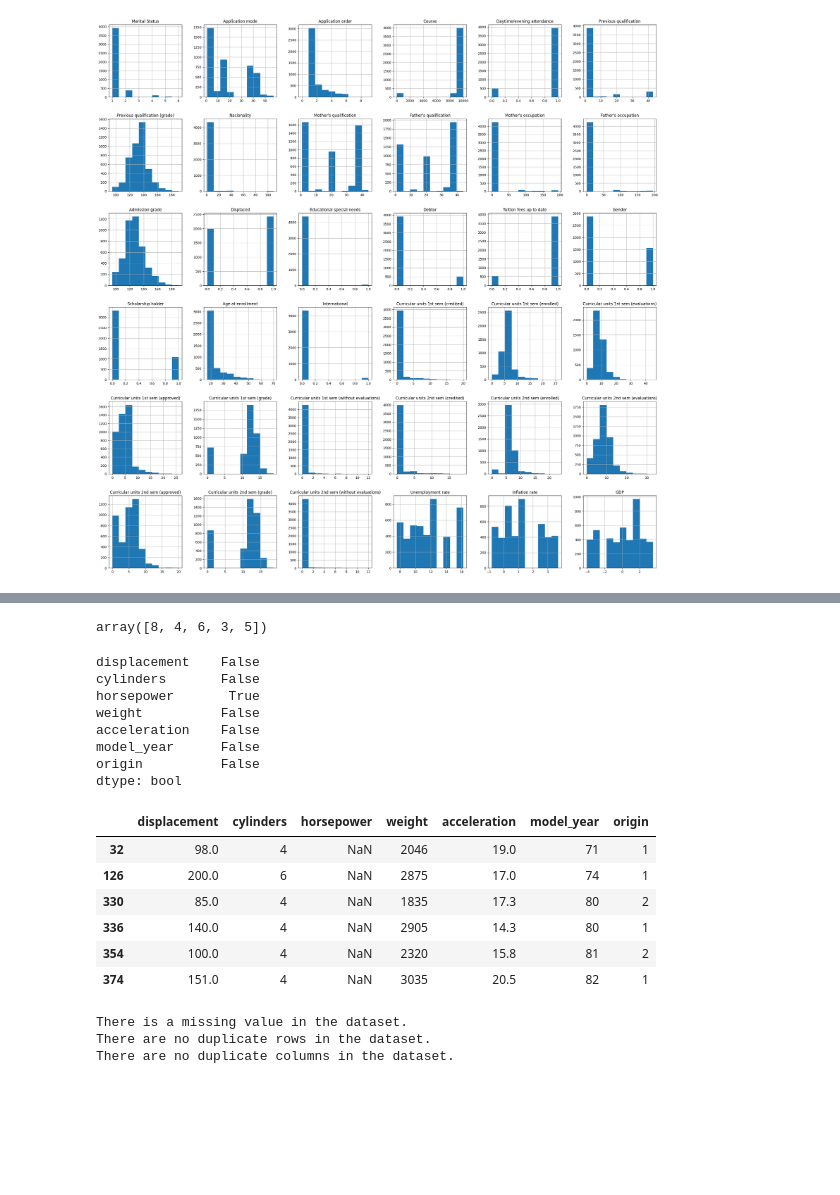
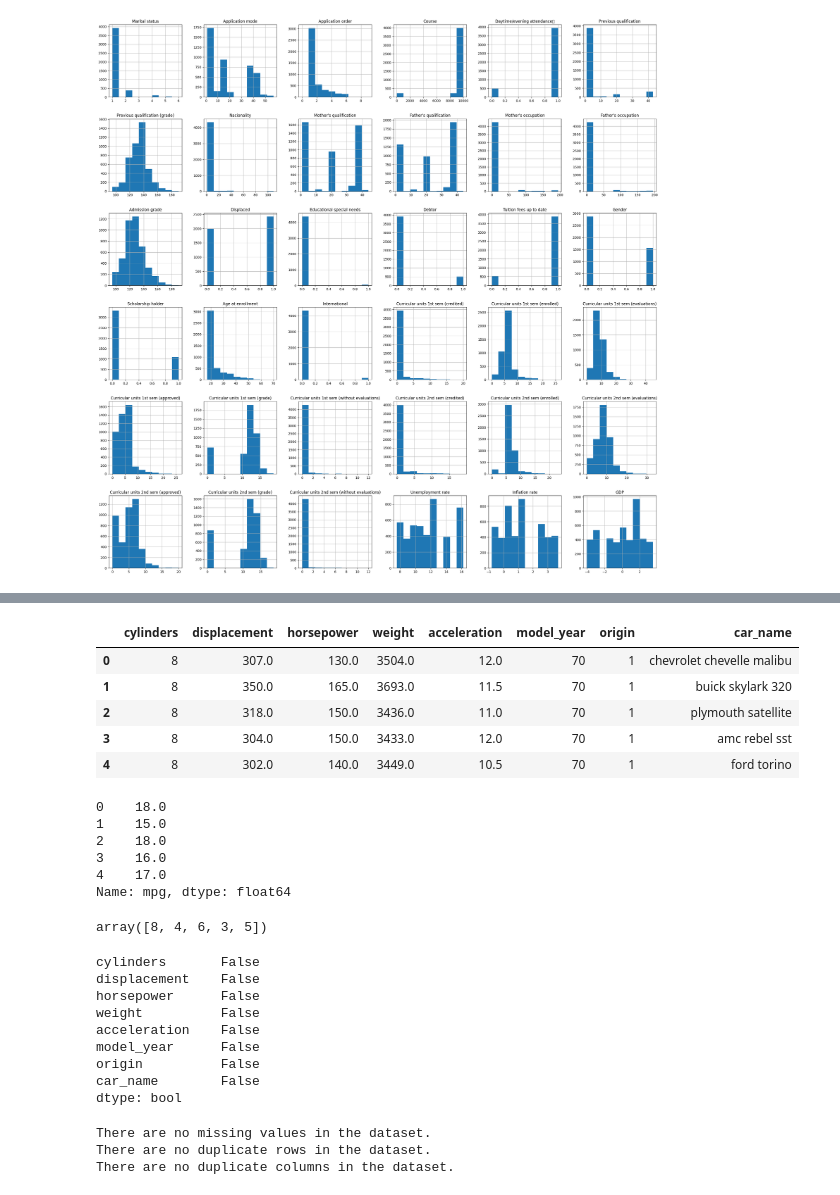
Before and after one commit to lebe1/MachineLearningCourse, a Jupyter notebook: explore.ipynb, the cells around one changed output, grey strips where cells are left out. Cells and saved outputs as stored; diff of their text form; code cells hidden in the pictures; blank space fills up the shorter version.

```diff
--- a/explore.ipynb
+++ b/explore.ipynb
@@ -124,0 +72,8 @@ y.head()
+# %%
+# Define column names for the dataset
+columns = ['mpg', 'cylinders', 'displacement', 'horsepower', 'weight', 'acceleration', 'model_year', 'origin', 'car_name']
+
+data = pd.read_csv('auto-mpg.data', sep='\\s+', header=None, names=columns, quotechar='"')
+
+# Display the first few rows to verify
+print(data.head())
@@ -125,2 +94,22 @@ y.head()
+# %%
+X_car = data.drop('mpg', axis=1)
+X_car.head()
+# %% [output]
+|  | cylinders | displacement | horsepower | weight | acceleration | model_year | origin | car_name |
+| 0 | 8 | 307.0 | 130.0 | 3504.0 | 12.0 | 70 | 1 | chevrolet chevelle malibu |
+| 1 | 8 | 350.0 | 165.0 | 3693.0 | 11.5 | 70 | 1 | buick skylark 320 |
+| 2 | 8 | 318.0 | 150.0 | 3436.0 | 11.0 | 70 | 1 | plymouth satellite |
+| 3 | 8 | 304.0 | 150.0 | 3433.0 | 12.0 | 70 | 1 | amc rebel sst |
+| 4 | 8 | 302.0 | 140.0 | 3449.0 | 10.5 | 70 | 1 | ford torino |
+# %%
+y_car = data['mpg']
+y_car.head()
+# %% [output]
+0    18.0
+1    15.0
+2    18.0
+3    16.0
+4    17.0
+Name: mpg, dtype: float64
 # %%
 # Get unique values of column "cylinders"
@@ -129,44 +118,37 @@ X["cylinders"].unique()
 array([8, 4, 6, 3, 5])
 # %%
 # Validate that only column "horsepower" includes null values
-X.isnull().any()
+X_car.isnull().any()
 # %% [output]
+cylinders       False
 displacement    False
-cylinders       False
-horsepower       True
+horsepower      False
 weight          False
 acceleration    False
 model_year      False
 origin          False
+car_name        False
 dtype: bool
 # %%
 # Create boolean mask for null values and filter dataset accordingly
-nan_bool_mask = X.isnull().any(axis=1)
+nan_bool_mask = X_car.isnull().any(axis=1)
 
-X[nan_bool_mask]
+X_car[nan_bool_mask]
-# %% [output]
-|  | displacement | cylinders | horsepower | weight | acceleration | model_year | origin |
-| 32 | 98.0 | 4 | NaN | 2046 | 19.0 | 71 | 1 |
-| 126 | 200.0 | 6 | NaN | 2875 | 17.0 | 74 | 1 |
-| 330 | 85.0 | 4 | NaN | 1835 | 17.3 | 80 | 2 |
-| 336 | 140.0 | 4 | NaN | 2905 | 14.3 | 80 | 1 |
-| 354 | 100.0 | 4 | NaN | 2320 | 15.8 | 81 | 2 |
-| 374 | 151.0 | 4 | NaN | 3035 | 20.5 | 82 | 1 |
 # %%
 # Preprocessing the data by checking for missing values
-if X.isnull().sum().sum() == 0:
+if X_car.isnull().sum().sum() == 0:
     print("There are no missing values in the dataset.")
 else:
     print("There is a missing value in the dataset.")
 
 # Check for duplicate rows
-if X.duplicated().sum() == 0:
+if X_car.duplicated().sum() == 0:
     print("There are no duplicate rows in the dataset.")
 
 # Check for duplicate columns
-if X.columns.duplicated().sum() == 0:
+if X_car.columns.duplicated().sum() == 0:
     print("There are no duplicate columns in the dataset.")
 # %% [output]
-There is a missing value in the dataset.
+There are no missing values in the dataset.
 There are no duplicate rows in the dataset.
 There are no duplicate columns in the dataset.
```
Also changed, not shown: parts of 18 cells of this notebook, 2 other files.
